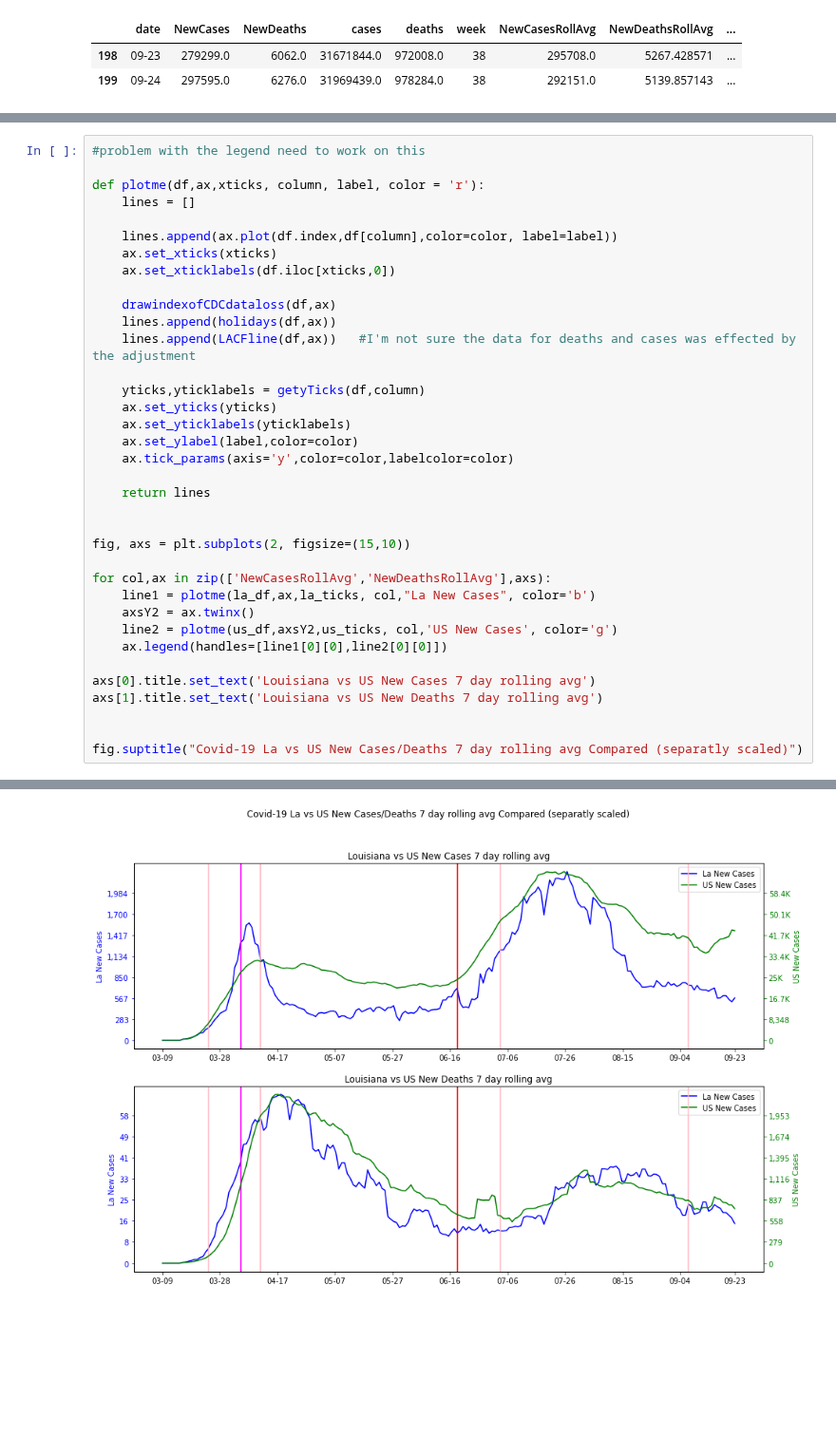
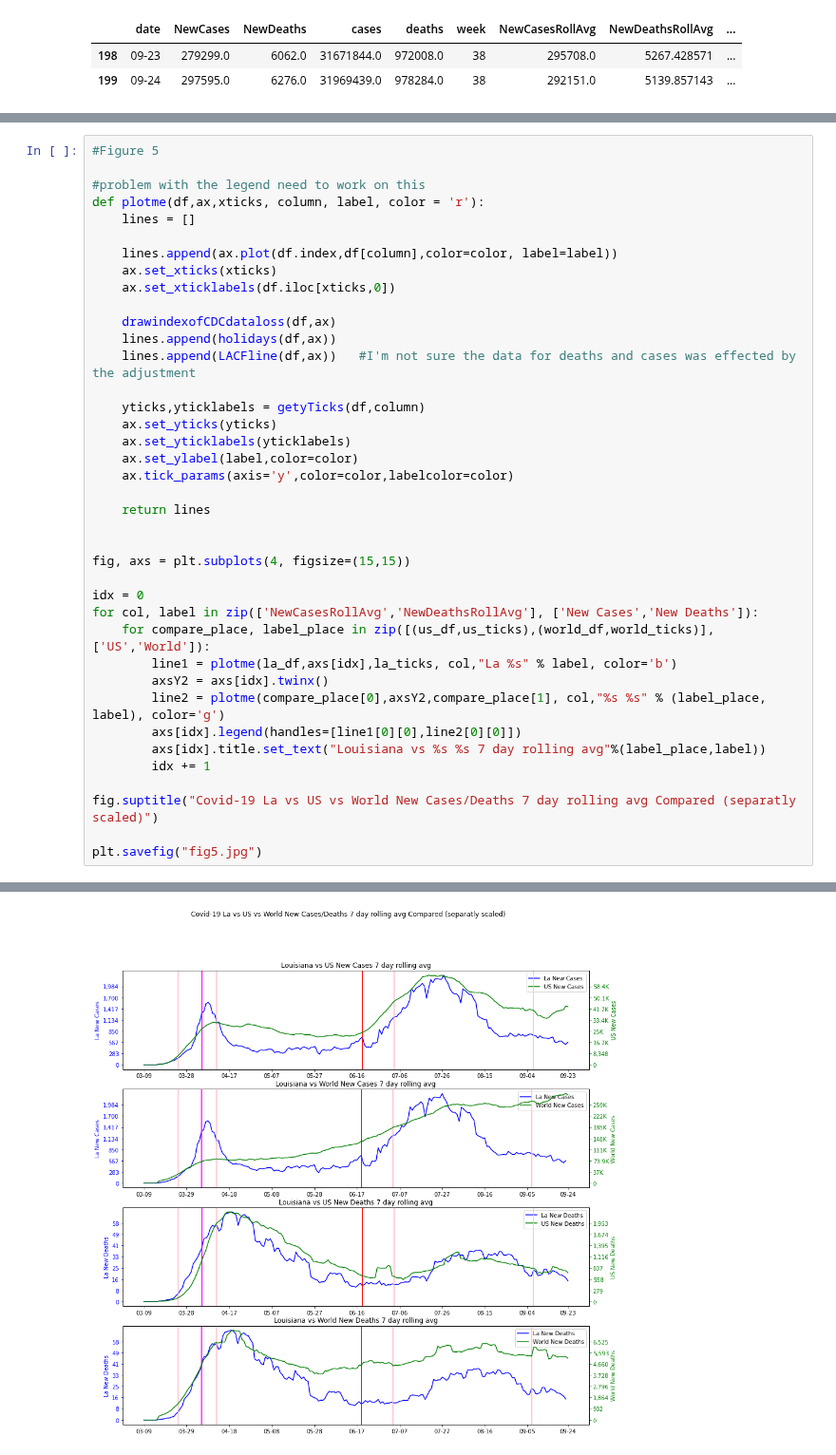
Before and after one commit to GarysCorner/Covid19-LaCompared, a Jupyter notebook: CovidData.ipynb, the cells around one changed output, grey strips where cells are left out. Shown at 95% size. Saved outputs shown, nothing was run; the diff lists cells and outputs as text; blank space fills up the shorter version.

```diff
--- a/CovidData.ipynb
+++ b/CovidData.ipynb
@@ -406,7 +410,8 @@ Text(0.5, 0.98, 'Covid-19 La vs US New Cases/Deaths per capita 7 day rolling avg
 [figure]
 # %%
+#Figure 5
+
 #problem with the legend need to work on this
-
 def plotme(df,ax,xticks, column, label, color = 'r'):
     lines = []
 
@@ -427,17 +432,19 @@ def plotme(df,ax,xticks, column, label, color = 'r'):
     return lines
 
 
-fig, axs = plt.subplots(2, figsize=(15,10))
+fig, axs = plt.subplots(4, figsize=(15,15))
 
-for col,ax in zip(['NewCasesRollAvg','NewDeathsRollAvg'],axs):
-    line1 = plotme(la_df,ax,la_ticks, col,"La New Cases", color='b')
-    axsY2 = ax.twinx()
-    line2 = plotme(us_df,axsY2,us_ticks, col,'US New Cases', color='g')
-    ax.legend(handles=[line1[0][0],line2[0][0]])
+idx = 0
+for col, label in zip(['NewCasesRollAvg','NewDeathsRollAvg'], ['New Cases','New Deaths']):
+    for compare_place, label_place in zip([(us_df,us_ticks),(world_df,world_ticks)], ['US','World']):
+        line1 = plotme(la_df,axs[idx],la_ticks, col,"La %s" % label, color='b')
+        axsY2 = axs[idx].twinx()
+        line2 = plotme(compare_place[0],axsY2,compare_place[1], col,"%s %s" % (label_place, label), color='g')
+        axs[idx].legend(handles=[line1[0][0],line2[0][0]])
+        axs[idx].title.set_text("Louisiana vs %s %s 7 day rolling avg"%(label_place,label))
+        idx += 1
 
-axs[0].title.set_text('Louisiana vs US New Cases 7 day rolling avg')
-axs[1].title.set_text('Louisiana vs US New Deaths 7 day rolling avg')
+fig.suptitle("Covid-19 La vs US vs World New Cases/Deaths 7 day rolling avg Compared (separatly scaled)")
 
-
-fig.suptitle("Covid-19 La vs US New Cases/Deaths 7 day rolling avg Compared (separatly scaled)")
+plt.savefig("fig5.jpg")
 # %% [output]
@@ -445 +451 @@ Text(0.5, 0.98, 'Covid-19 La vs US New Cases/Deaths 7 day rolling avg Compared (
-[figure, old version]
+[figure, new version]
```
Also changed, not shown: parts of 9 cells of this notebook, 8 other files.
